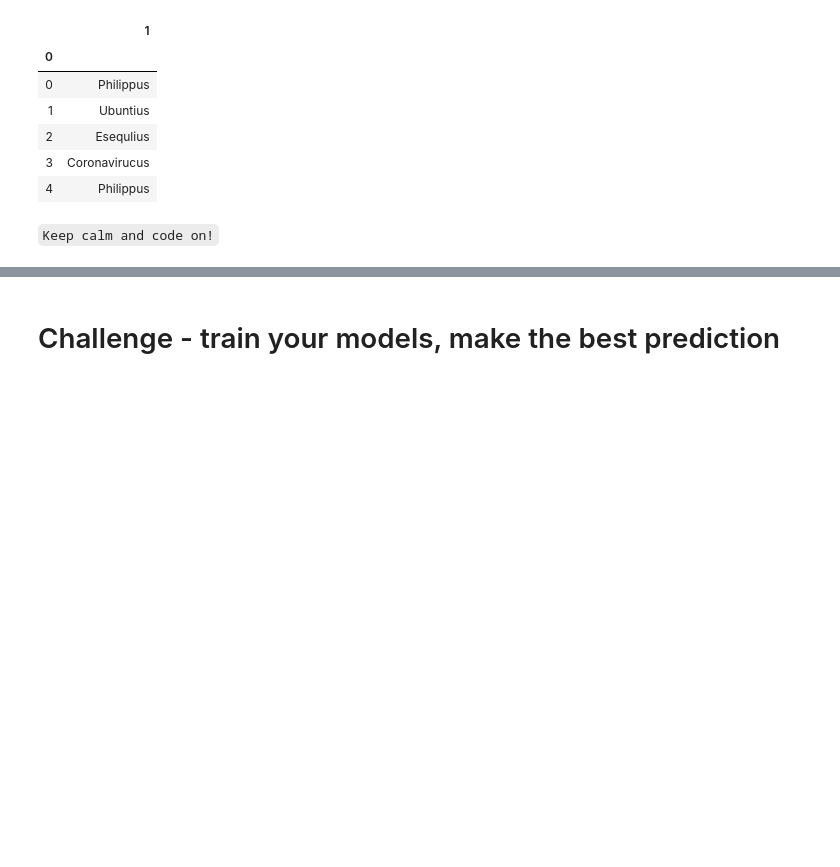
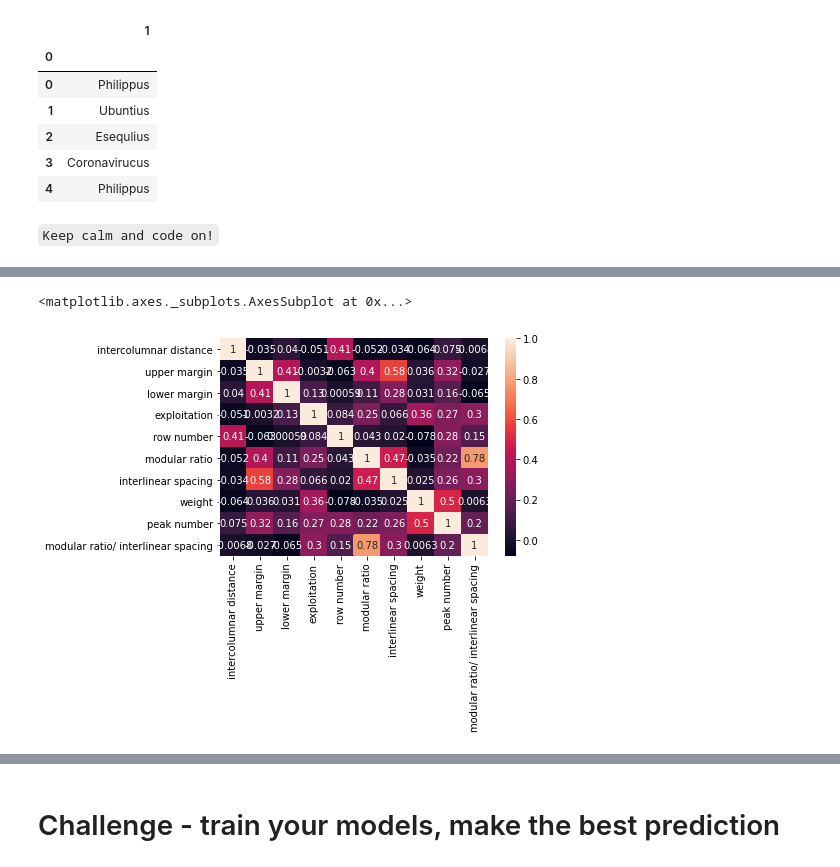
Before and after one commit to Clapiniella/lab-avila-bible, a Jupyter notebook: your-code/main.ipynb, the cells around one changed output, grey strips where cells are left out. Drawn from its saved outputs; the diff is of its cells as text; code cells hidden in the pictures; blank space fills up the shorter version.

```diff
--- a/your-code/main.ipynb
+++ b/your-code/main.ipynb
@@ -76,0 +145,4 @@ sample_submission.head()
+# %%
+train_dataset.rename(columns={"0": "intercolumnar distance","1": "upper margin","2": "lower margin","3": "exploitation","4": "row number","5": "modular ratio","6": "interlinear spacing","7": "weight","8": "peak number",
+"9": "modular ratio/ interlinear spacing","10":"samples"}, inplace=True)
+train_dataset.head()
@@ -76,0 +156,3 @@ sample_submission.head()
+# %%
+corr = train_dataset.corr()
+corr.style.background_gradient(cmap='coolwarm')
@@ -76,0 +171,5 @@ sample_submission.head()
+# %%
+sns.heatmap(corr, annot=True)
+# %% [output]
+<matplotlib.axes._subplots.AxesSubplot at 0x...>
+[figure, added]
```
Also changed, not shown: parts of 42 cells of this notebook.
